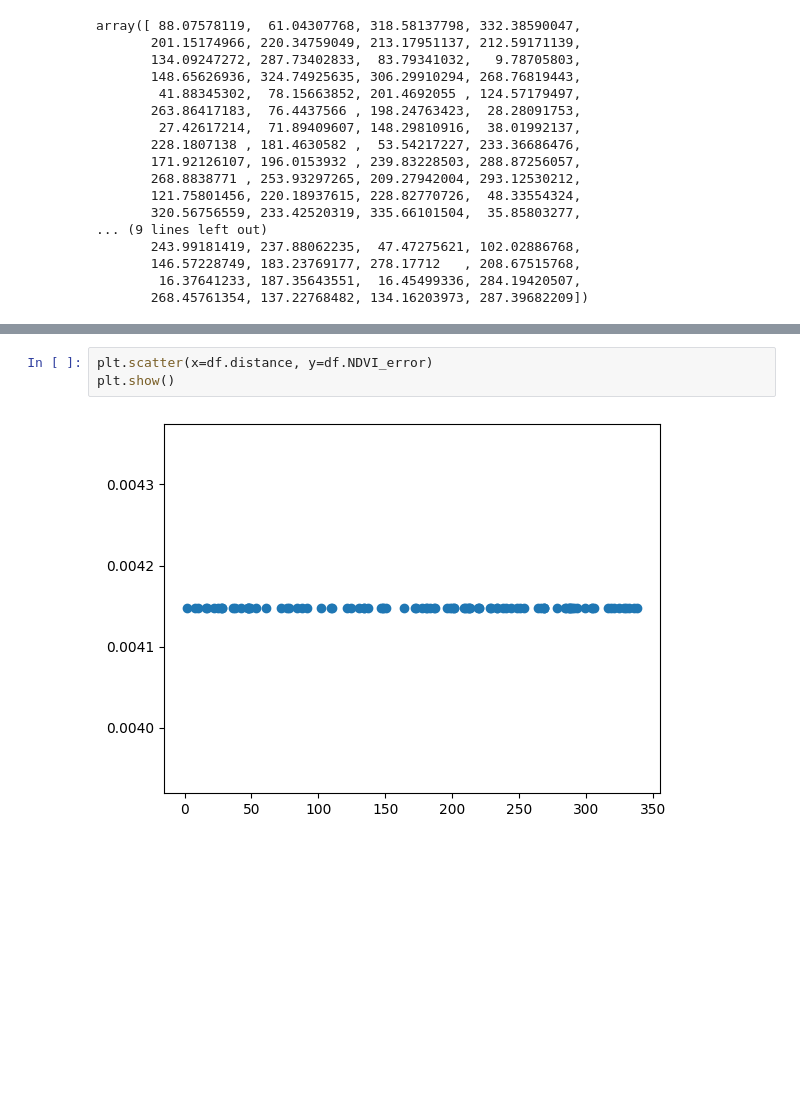
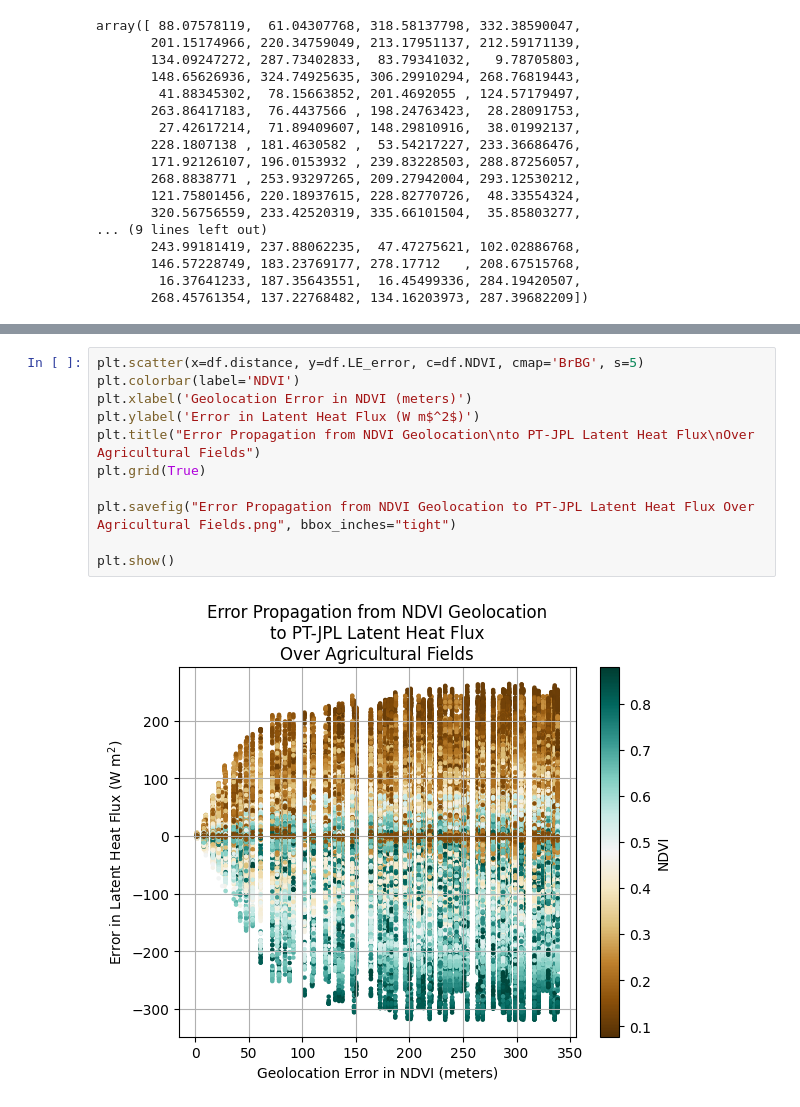
Before and after one commit to JPL-Evapotranspiration-Algorithms/PT-JPL, a Jupyter notebook: Geolocation Sensitivity.ipynb, the cells around one changed output, grey strips where cells are left out. Cells and saved outputs as stored; diff of their text form; blank space fills up the shorter version.

Commit message:
geolocation sensitivity figure

```diff
--- a/Geolocation Sensitivity.ipynb
+++ b/Geolocation Sensitivity.ipynb
@@ -349,5 +351,13 @@ df
-# %%
-plt.scatter(x=df.distance, y=df.NDVI_error)
-plt.show()
-# %% [output]
-[figure, removed]
+# %%
+plt.scatter(x=df.distance, y=df.LE_error, c=df.NDVI, cmap='BrBG', s=5)
+plt.colorbar(label='NDVI')
+plt.xlabel('Geolocation Error in NDVI (meters)')
+plt.ylabel('Error in Latent Heat Flux (W m$^2$)')
+plt.title("Error Propagation from NDVI Geolocation\nto PT-JPL Latent Heat Flux\nOver Agricultural Fields")
+plt.grid(True)
+
+plt.savefig("Error Propagation from NDVI Geolocation to PT-JPL Latent Heat Flux Over Agricultural Fields.png", bbox_inches="tight")
+
+plt.show()
+# %% [output]
+[figure, added]
```
Also changed, not shown: parts of 1 cell of this notebook.
